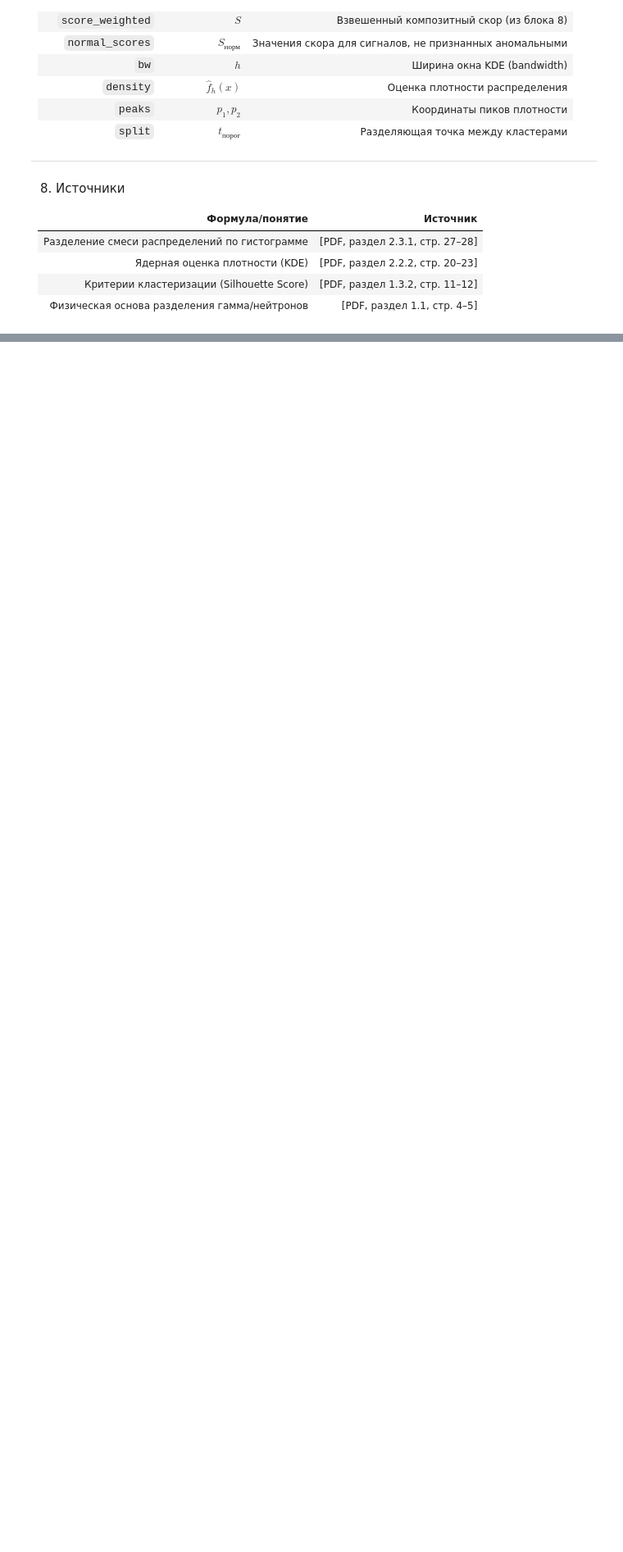
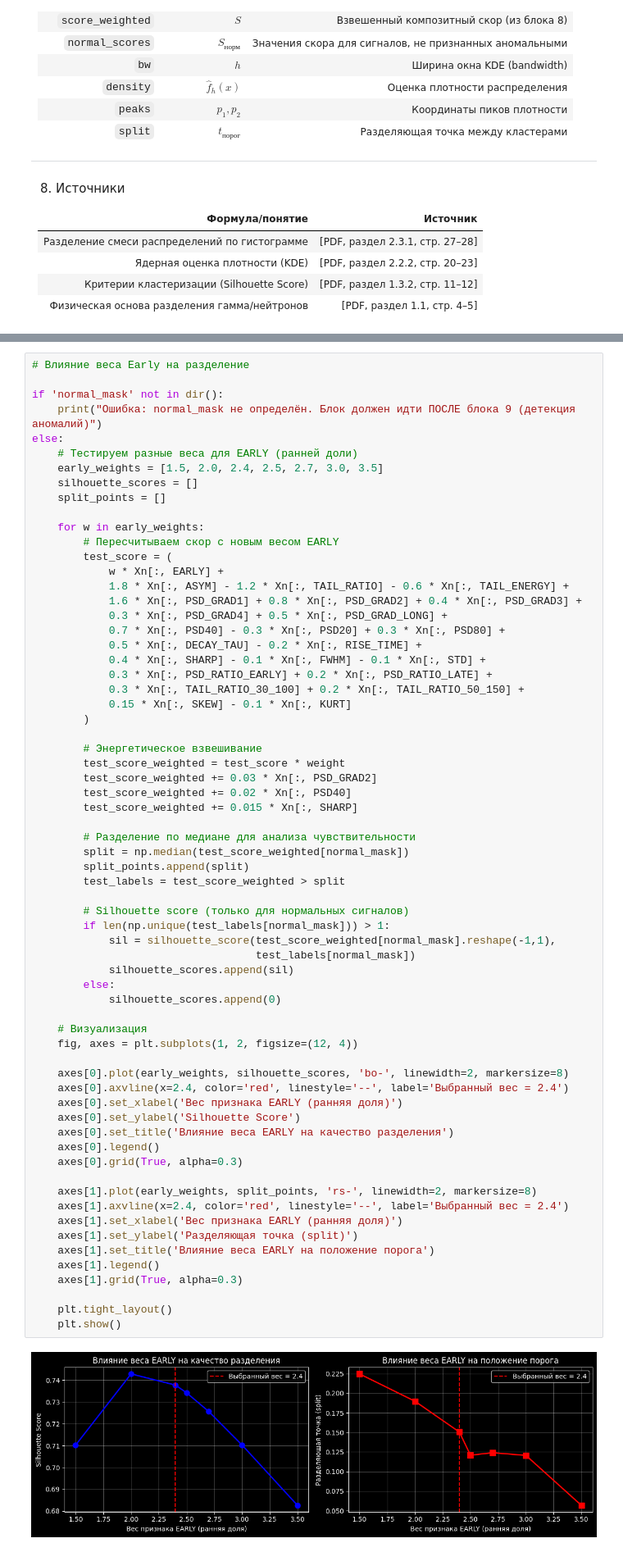
Before and after one commit to Skycode001/scintillation-signal-clustering, a Jupyter notebook: final.ipynb, the cells around one changed output, grey strips where cells are left out. Shown at 82% size. Saved outputs shown, nothing was run; the diff lists cells and outputs as text; blank space fills up the shorter version.

```diff
--- a/final.ipynb
+++ b/final.ipynb
@@ -1452,0 +1486,68 @@ $$ split = \arg\min_{x \in [p_1, p_2]} \hat{f}_h(x) $$
+# %%
+# Влияние веса Early на разделение
+
+if 'normal_mask' not in dir():
+    print("Ошибка: normal_mask не определён. Блок должен идти ПОСЛЕ блока 9 (детекция аномалий)")
+else:
+    # Тестируем разные веса для EARLY (ранней доли)
+    early_weights = [1.5, 2.0, 2.4, 2.5, 2.7, 3.0, 3.5]
+    silhouette_scores = []
+    split_points = []
+
+    for w in early_weights:
+        # Пересчитываем скор с новым весом EARLY
+        test_score = (
+            w * Xn[:, EARLY] +
+            1.8 * Xn[:, ASYM] - 1.2 * Xn[:, TAIL_RATIO] - 0.6 * Xn[:, TAIL_ENERGY] +
+            1.6 * Xn[:, PSD_GRAD1] + 0.8 * Xn[:, PSD_GRAD2] + 0.4 * Xn[:, PSD_GRAD3] +
+            0.3 * Xn[:, PSD_GRAD4] + 0.5 * Xn[:, PSD_GRAD_LONG] +
+            0.7 * Xn[:, PSD40] - 0.3 * Xn[:, PSD20] + 0.3 * Xn[:, PSD80] +
+            0.5 * Xn[:, DECAY_TAU] - 0.2 * Xn[:, RISE_TIME] +
+            0.4 * Xn[:, SHARP] - 0.1 * Xn[:, FWHM] - 0.1 * Xn[:, STD] +
+            0.3 * Xn[:, PSD_RATIO_EARLY] + 0.2 * Xn[:, PSD_RATIO_LATE] +
+            0.3 * Xn[:, TAIL_RATIO_30_100] + 0.2 * Xn[:, TAIL_RATIO_50_150] +
+            0.15 * Xn[:, SKEW] - 0.1 * Xn[:, KURT]
+        )
+
+        # Энергетическое взвешивание
+        test_score_weighted = test_score * weight
+        test_score_weighted += 0.03 * Xn[:, PSD_GRAD2]
+        test_score_weighted += 0.02 * Xn[:, PSD40]
+        test_score_weighted += 0.015 * Xn[:, SHARP]
+
+        # Разделение по медиане для анализа чувствительности
+        split = np.median(test_score_weighted[normal_mask])
+        split_points.append(split)
+        test_labels = test_score_weighted > split
+
+        # Silhouette score (только для нормальных сигналов)
+        if len(np.unique(test_labels[normal_mask])) > 1:
+            sil = silhouette_score(test_score_weighted[normal_mask].reshape(-1,1),
+                                   test_labels[normal_mask])
+            silhouette_scores.append(sil)
+        else:
+            silhouette_scores.append(0)
+
+    # Визуализация
+    fig, axes = plt.subplots(1, 2, figsize=(12, 4))
+
+    axes[0].plot(early_weights, silhouette_scores, 'bo-', linewidth=2, markersize=8)
+    axes[0].axvline(x=2.4, color='red', linestyle='--', label='Выбранный вес = 2.4')
+    axes[0].set_xlabel('Вес признака EARLY (ранняя доля)')
+    axes[0].set_ylabel('Silhouette Score')
+    axes[0].set_title('Влияние веса EARLY на качество разделения')
+    axes[0].legend()
+    axes[0].grid(True, alpha=0.3)
+
+    axes[1].plot(early_weights, split_points, 'rs-', linewidth=2, markersize=8)
+    axes[1].axvline(x=2.4, color='red', linestyle='--', label='Выбранный вес = 2.4')
+    axes[1].set_xlabel('Вес признака EARLY (ранняя доля)')
+    axes[1].set_ylabel('Разделяющая точка (split)')
+    axes[1].set_title('Влияние веса EARLY на положение порога')
+    axes[1].legend()
+    axes[1].grid(True, alpha=0.3)
+
+    plt.tight_layout()
+    plt.show()
+# %% [output]
+[figure, added]
```
Also changed, not shown: parts of 9 cells of this notebook, 3 other files.
